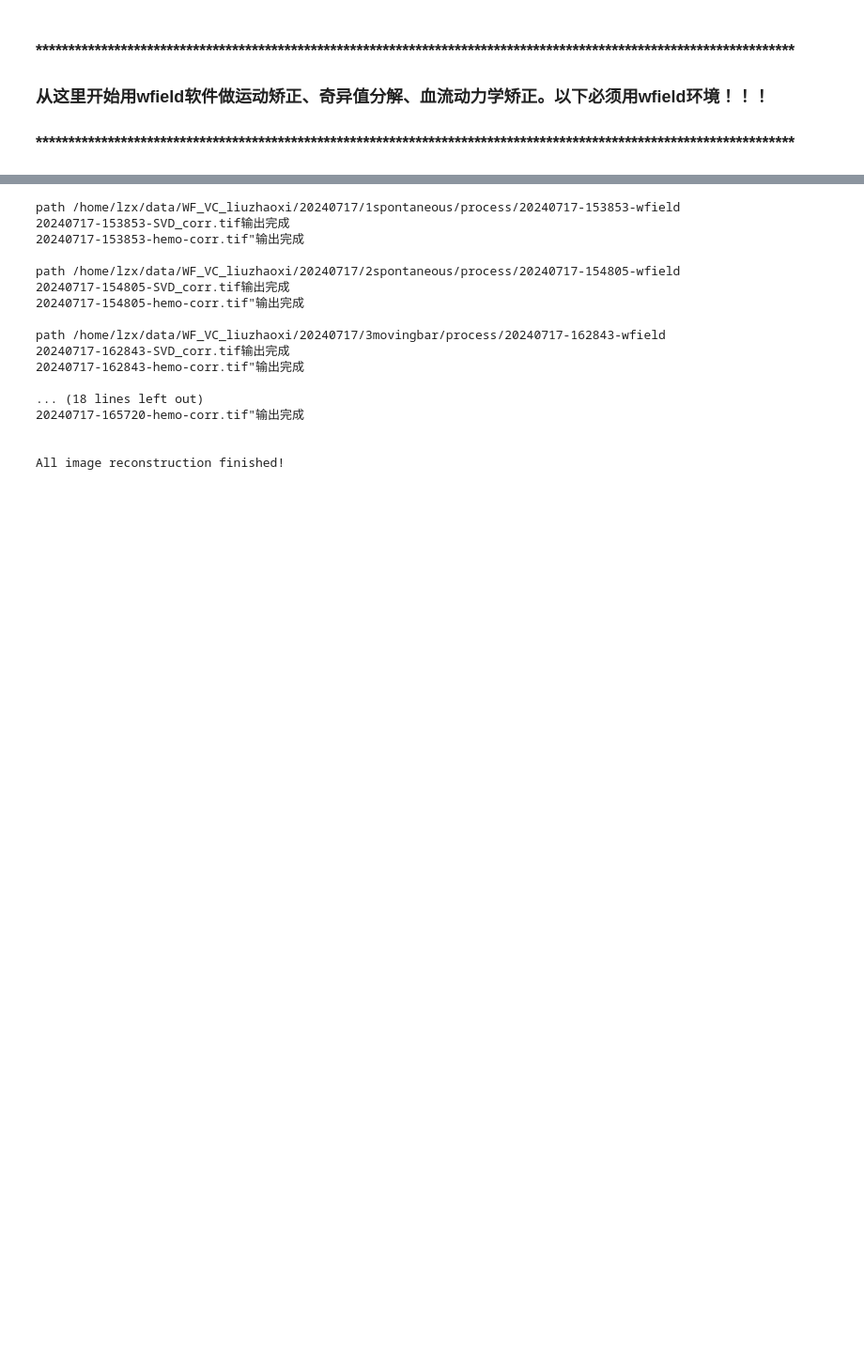
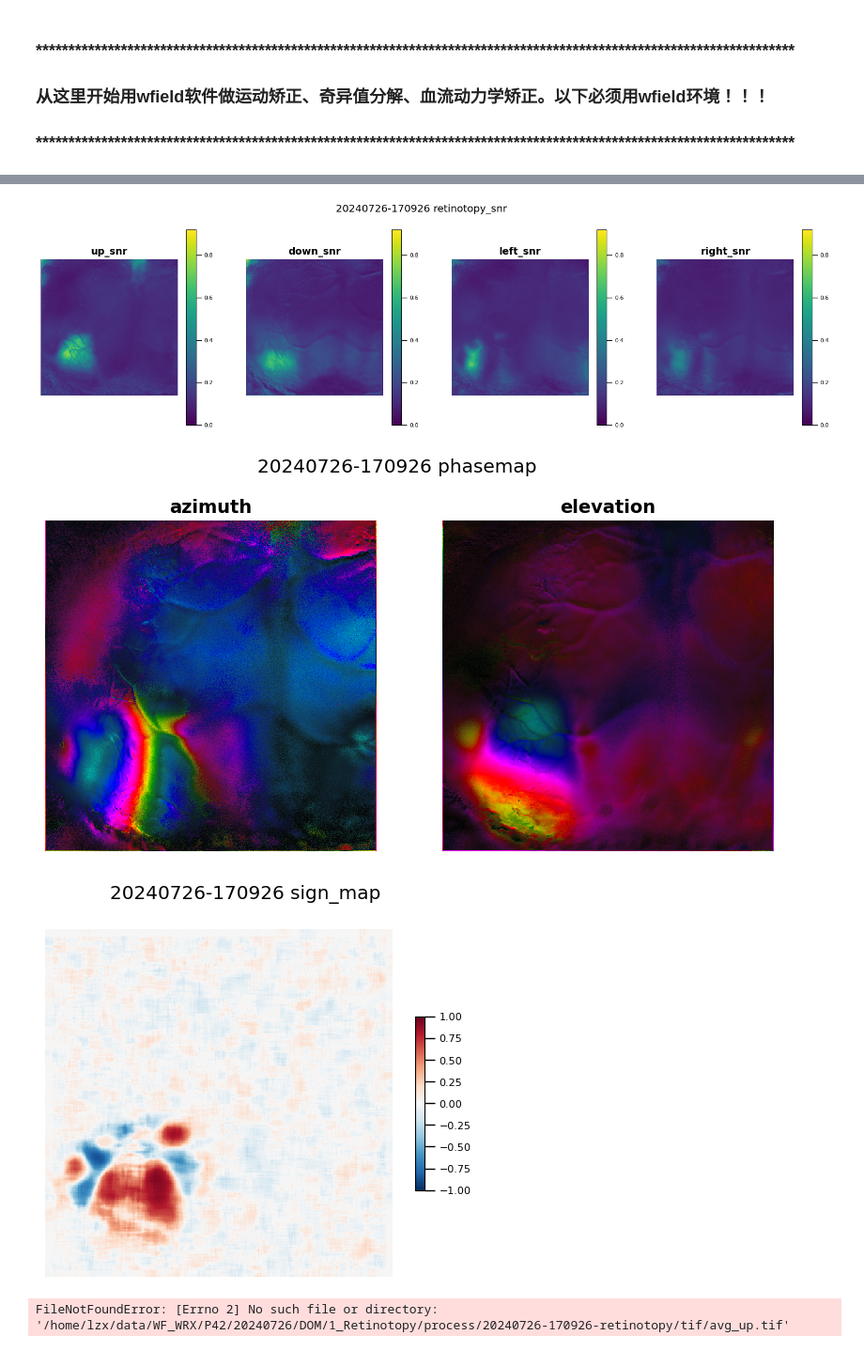
Before and after one commit to Zhaoxi-Liu/widefield_imaging_analysis, a Jupyter notebook: wf_analysis_LZX_v3.ipynb, the cells around one changed output, grey strips where cells are left out. Shown at 94% size. Drawn from its saved outputs; the diff is of its cells as text; code cells hidden in the pictures; blank space fills up the shorter version.

```diff
--- a/wf_analysis_LZX_v3.ipynb
+++ b/wf_analysis_LZX_v3.ipynb
@@ -19,7 +19,7 @@ from wfield_utils import *
 
 # path_0: including one-day recording files
 # path_1: including every stimuli
-path_0 = r"/home/lzx/data/WF_VC_liuzhaoxi/P73/20240718"
+path_0 = r"/home/lzx/data/WF_WRX/P42/20240726/DOM"
 path_1_ = os.listdir(path_0)
 # 筛选出文件夹
 path_1 = [folder for folder in path_1_ if os.path.isdir(pjoin(path_0, folder))]
@@ -207,7 +250,7 @@ for path_wfield in path_wfield_all:
             np.savetxt(pjoin(path_wfield, "trials.csv"), trials_csv, delimiter=",")
             print("generate trials.csv of "+experiment)
 
-            if 'retinotopy' in path_wfield:
+            if 'retinotopy' or 'checkerboard-bar' in path_wfield:
                 trial_onsets = np.stack((np.arange(len(onset)), onset - 30, offset), axis=1)  # 这个文件给wfield软件做SVD用
                 np.save(pjoin(path_wfield, 'trial_onsets.npy'), trial_onsets)
 
@@ -284,7 +324,7 @@ Motion correction, single value decomposition, hemodynamic correction. All finis
 # %%
 # 重构矫正后图像
 
-export_corr_tif = True
+export_corr_tif = False
 
 if export_corr_tif is True:
     for path_wfield in path_wfield_all:
@@ -296,30 +336,17 @@ if export_corr_tif is True:
             print('reconstruction has been finished！')
 
     print('\n\nAll image reconstruction finished!')
-# %% [output]
-path /home/lzx/data/WF_VC_liuzhaoxi/20240717/1spontaneous/process/20240717-153853-wfield
-20240717-153853-SVD_corr.tif输出完成
-20240717-153853-hemo-corr.tif"输出完成
-
-path /home/lzx/data/WF_VC_liuzhaoxi/20240717/2spontaneous/process/20240717-154805-wfield
-20240717-154805-SVD_corr.tif输出完成
-20240717-154805-hemo-corr.tif"输出完成
-
-path /home/lzx/data/WF_VC_liuzhaoxi/20240717/3movingbar/process/20240717-162843-wfield
-20240717-162843-SVD_corr.tif输出完成
-20240717-162843-hemo-corr.tif"输出完成
-
-... (18 lines left out)
-20240717-165720-hemo-corr.tif"输出完成
-
-
-All image reconstruction finished!
 # %%
 from wfield_utils import *
 
 for path_wfield in path_wfield_all:
-    if 'retinotopy' in path_wfield:
+    if 'retinotopy' or 'checkerboard-bar' in path_wfield:
         phasemap(path_wfield, nrepeats=10, post_trial=3, export_ave_tif=False, export_raw_tif=False,
          plot_snr=True, plot_phasemasp=True, export_phase=True)
         phasemap(path_wfield, nrepeats=10, post_trial=0, export_ave_tif=True, export_raw_tif=True,
          plot_snr=False, plot_phasemasp=False, export_phase=False)
+# %% [output]
+[figure, added]
+[figure, added]
+[figure, added]
+FileNotFoundError: [Errno 2] No such file or directory: '/home/lzx/data/WF_WRX/P42/20240726/DOM/1_Retinotopy/process/20240726-170926-retinotopy/tif/avg_up.tif'
```
Also changed, not shown: parts of 9 cells of this notebook, 5 other files.
